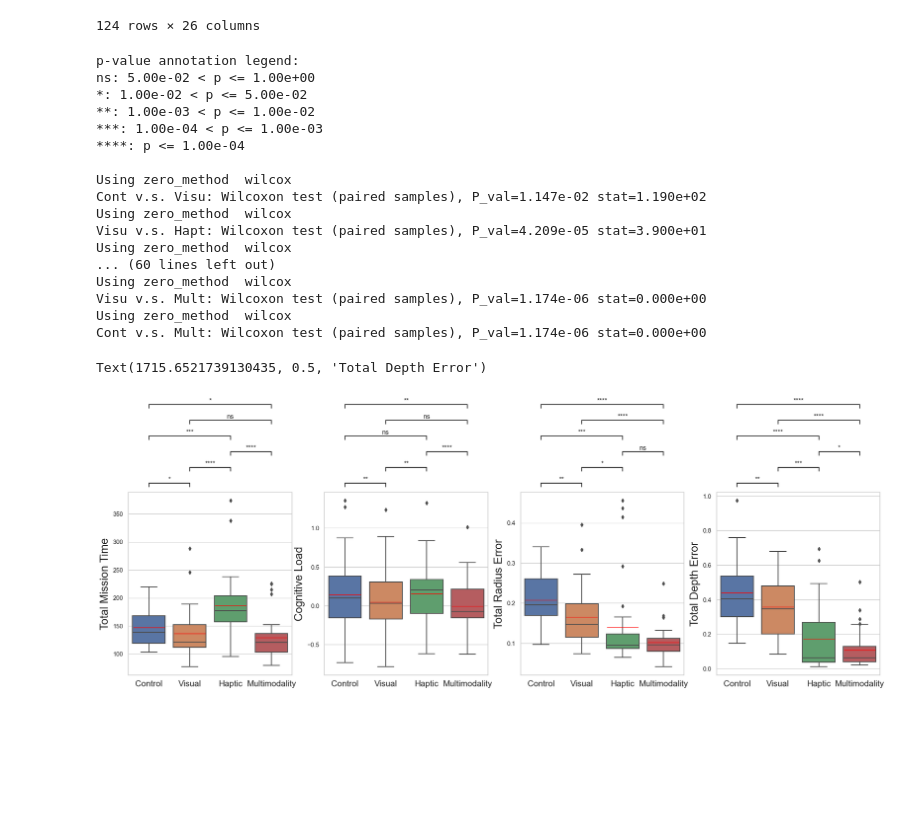
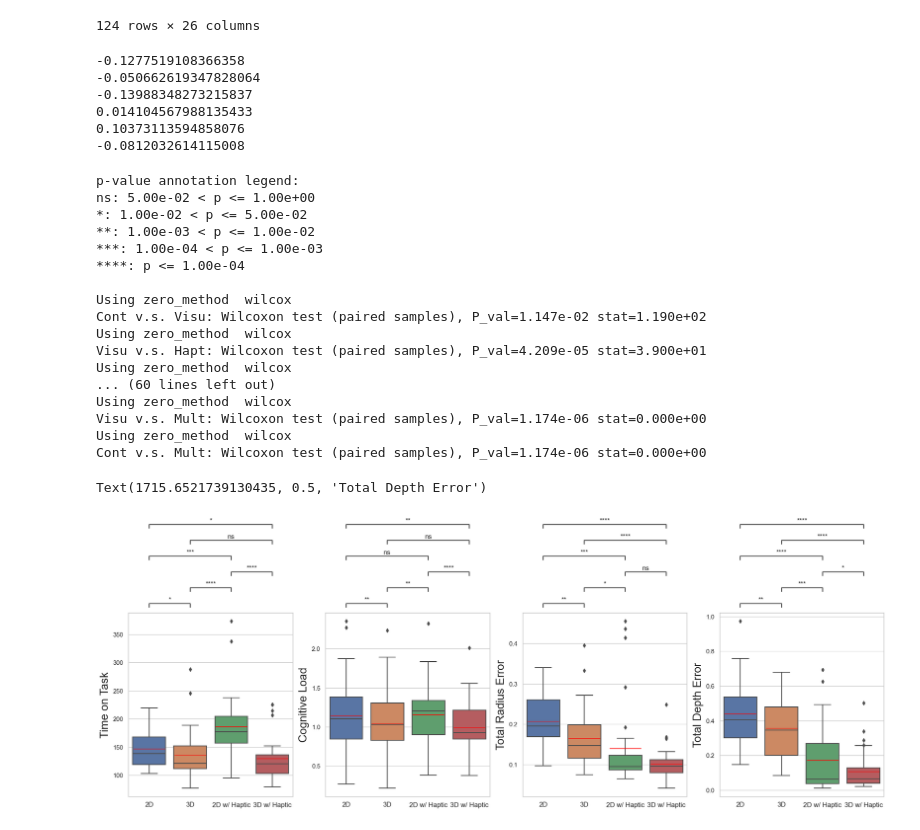
Before and after one commit to Tianyu-Zhou/Haptic-Feedback, a Jupyter notebook: haptic_feedback.ipynb, the cells around one changed output. Saved outputs shown, nothing was run; the diff lists cells and outputs as text; code cells hidden in the pictures; blank space fills up the shorter version.

```diff
--- a/haptic_feedback.ipynb
+++ b/haptic_feedback.ipynb
@@ -67,7 +67,7 @@ for home, dirs, files in os.walk(path):
                 cogload_left = t["cogload_left"].mean()
                 cogload_right = t["cogload_right"].mean()
                 cogload = (cogload_left + cogload_right)/2
-                time_all = len(t)/90
+                cog_all = len(t)/90
 
                 mission_group = t.groupby('pickupName')
                 mission_Alu_1 = mission_group.get_group('Pipe Aluminum 1')
@@ -187,3 +187,5 @@ data_analysis
 | 122 | Mult | 31 | 103.833333 | -0.287623 | 0.0 | 0.0 | 0.075863 | ... |
 | 123 | Visu | 31 | 119.977778 | -0.171334 | 2.0 | 2.0 | 0.121981 | ... |
 124 rows × 26 columns
+# %%
+data_analysis['cogload'] = data_analysis['cogload'] + 1
@@ -190,10 +222,24 @@ data_analysis
+# %%
+print((cog_mult - cog_cont)/cog_cont)
+print((cog_mult - cog_visu)/cog_visu)
+print((cog_mult - cog_hapt)/cog_hapt)
+print((cog_hapt - cog_cont)/cog_cont)
+print((cog_hapt - cog_visu)/cog_visu)
+print((cog_visu - cog_cont)/cog_cont)
+# %% [output]
+-0.1277519108366358
+-0.050662619347828064
+-0.13988348273215837
+0.014104567988135433
+0.10373113594858076
+-0.0812032614115008
 # %%
 ### pair analysis visualization
 sns.set(style = 'whitegrid')
 x = 'condition'
-# y_list = ["collision_times","deformation_times","total_R_accuracy","total_D_accuracy"]; y_name = ['Collision Times','Deformation Times','Total Radius Error','Total Depth Error']
-y_list = ["time_all","cogload","total_R_accuracy","total_D_accuracy"]; y_name = ['Total Mission Time','Cognitive Load','Total Radius Error','Total Depth Error']
-order = ["Cont","Visu","Hapt","Mult"]; xticks = ["Control","Visual","Haptic","Multimodality"]
+# y_list = ["collision_times","deformation_times","total_R_accuracy","total_D_accuracy"]; y_name = ['Number of Collisions','Number of Deformations','Installation Accuracy','Insertion Accuracy']
+y_list = ["time_all","cogload","total_R_accuracy","total_D_accuracy"]; y_name = ['Time on Task','Cognitive Load','Total Radius Error','Total Depth Error']
+order = ["Cont","Visu","Hapt","Mult"]; xticks = ["2D","3D","2D w/ Haptic","3D w/ Haptic"]
 method = 'Wilcoxon'
 # method = 'Kruskal'
 data = data_analysis
@@ -216,10 +262,11 @@ test_results = add_stat_annotation(ax=axes[0], data=data, x=x, y=y, order=order,
                                  box_pairs=box_pairs,
                                  test=method,
                                  comparisons_correction=None,
-                                 text_format='star', loc='outside', verbose=1,
+                                 text_format='star', # 'full', 'simple', 'star'
+                                 loc='outside', verbose=1,
                                  # stats_params={'alternative': 'less'}
                                  )
-axes[0].set_xticklabels(xticks, fontsize=15)
+axes[0].set_xticklabels(xticks, fontsize=12)
 axes[0].set_xlabel('', fontsize = 20)
 axes[0].set_ylabel(y_name[0], fontsize = 20)
 
@@ -233,7 +280,7 @@ test_results = add_stat_annotation(ax=axes[1], data=data, x=x, y=y,order=order,
                                  text_format='star', loc='outside', verbose=1,
                                  # stats_params={'alternative': 'less'}
                                  )
-axes[1].set_xticklabels(xticks, fontsize=15)
+axes[1].set_xticklabels(xticks, fontsize=12)
 axes[1].set_xlabel('', fontsize = 20)
 axes[1].set_ylabel(y_name[1], fontsize = 20)
 
@@ -246,43 +293,42 @@ test_results = add_stat_annotation(ax=axes[2], data=data, x=x, y=y,order=order,
                                  text_format='star', loc='outside', verbose=1,
                                  # stats_params={'alternative': 'less'}
                                  )
-axes[2].set_xticklabels(xticks, fontsize=15)
+axes[2].set_xticklabels(xticks, fontsize=12)
 axes[2].set_xlabel('', fontsize = 20)
 axes[2].set_ylabel(y_name[2], fontsize = 20)
-
 
 y = y_list[3]
 axes[3] = sns.boxplot(ax = axes[3],data=data, x=x, y=y,order=order, showmeans=True, meanprops={"marker":"_","markerfacecolor":"white","markeredgecolor":"red","markersize":average_line_length})
 test_results = add_stat_annotation(ax=axes[3], data=data, x=x, y=y,order=order,
                                  box_pairs=box_pairs,
                                  test=method,
                                  comparisons_correction=None,
                                  text_format='star', loc='outside', verbose=1,
                                  # stats_params={'alternative': 'greater'}
                                  )
-axes[3].set_xticklabels(xticks, fontsize=15)
+axes[3].set_xticklabels(xticks, fontsize=12)
 axes[3].set_xlabel('', fontsize = 20)
 axes[3].set_ylabel(y_name[3], fontsize = 20)
 # %% [output]
 p-value annotation legend:
 ns: 5.00e-02 < p <= 1.00e+00
 *: 1.00e-02 < p <= 5.00e-02
 **: 1.00e-03 < p <= 1.00e-02
 ***: 1.00e-04 < p <= 1.00e-03
 ****: p <= 1.00e-04
 
 Using zero_method  wilcox
 Cont v.s. Visu: Wilcoxon test (paired samples), P_val=1.147e-02 stat=1.190e+02
 Using zero_method  wilcox
 Visu v.s. Hapt: Wilcoxon test (paired samples), P_val=4.209e-05 stat=3.900e+01
 Using zero_method  wilcox
 ... (60 lines left out)
 Using zero_method  wilcox
 Visu v.s. Mult: Wilcoxon test (paired samples), P_val=1.174e-06 stat=0.000e+00
 Using zero_method  wilcox
 Cont v.s. Mult: Wilcoxon test (paired samples), P_val=1.174e-06 stat=0.000e+00
 Text(1715.6521739130435, 0.5, 'Total Depth Error')
-[figure, old version]
+[figure, new version]
 # %%
 # Survey
 # %%
```
Also changed, not shown: parts of 4 cells of this notebook.
